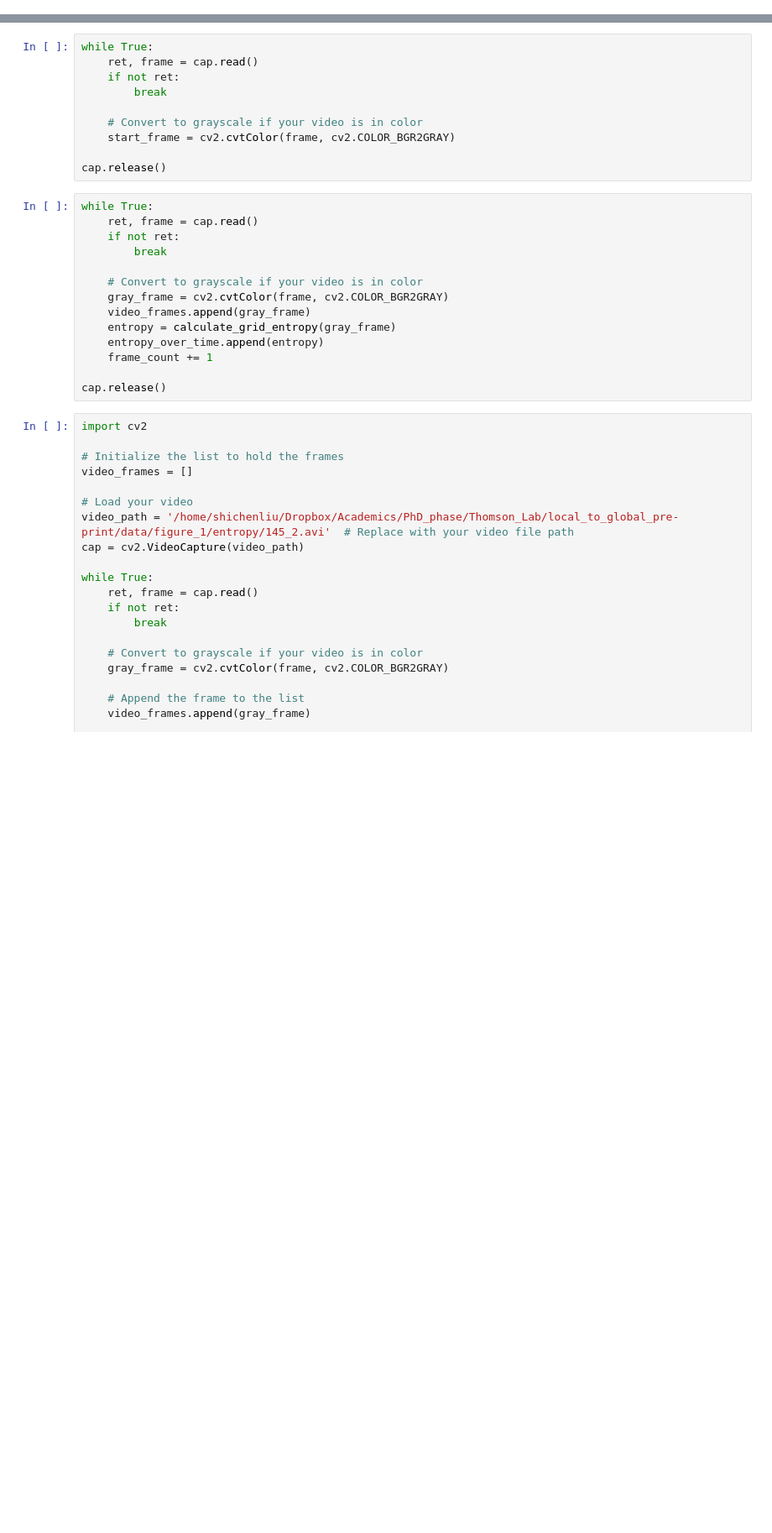
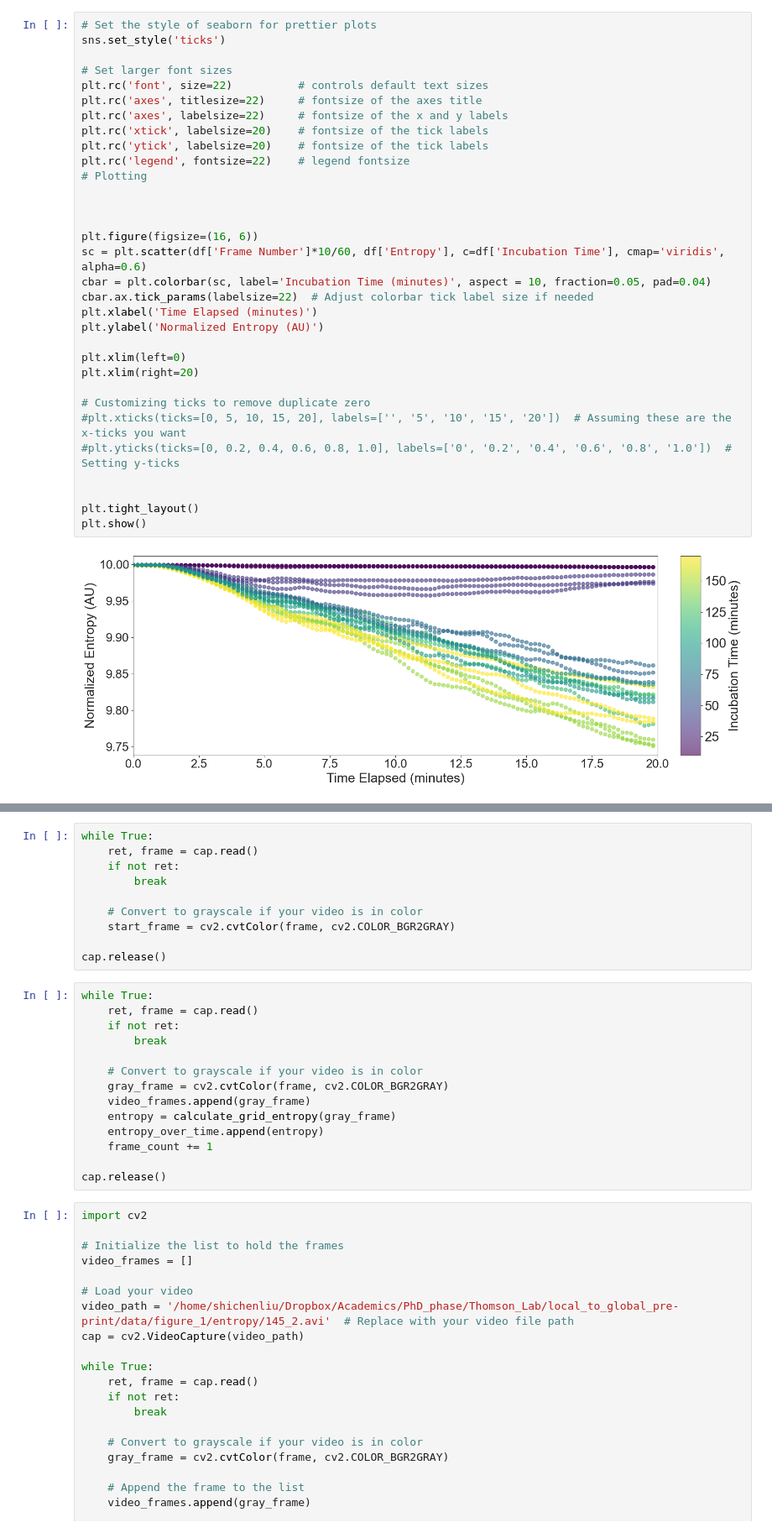
Before and after one commit to shichenliu97/active-matters-programmed-phase-transition, a Jupyter notebook: analysis/figure_1_image_entropy.ipynb, the cells around one changed output, grey strips where cells are left out. Shown at 84% size. Cells and saved outputs as stored; diff of their text form; blank space fills up the shorter version.

```diff
--- a/analysis/figure_1_image_entropy.ipynb
+++ b/analysis/figure_1_image_entropy.ipynb
@@ -79,0 +108,34 @@ folder_path = '/home/shichenliu/Dropbox/Academics/PhD_phase/Thomson_Lab/local_to
+# %%
+# Set the style of seaborn for prettier plots
+sns.set_style('ticks')
+
+# Set larger font sizes
+plt.rc('font', size=22)          # controls default text sizes
+plt.rc('axes', titlesize=22)     # fontsize of the axes title
+plt.rc('axes', labelsize=22)     # fontsize of the x and y labels
+plt.rc('xtick', labelsize=20)    # fontsize of the tick labels
+plt.rc('ytick', labelsize=20)    # fontsize of the tick labels
+plt.rc('legend', fontsize=22)    # legend fontsize
+# Plotting
+
+
+
+plt.figure(figsize=(16, 6))
+sc = plt.scatter(df['Frame Number']*10/60, df['Entropy'], c=df['Incubation Time'], cmap='viridis', alpha=0.6)
+cbar = plt.colorbar(sc, label='Incubation Time (minutes)', aspect = 10, fraction=0.05, pad=0.04)
+cbar.ax.tick_params(labelsize=22)  # Adjust colorbar tick label size if needed
+plt.xlabel('Time Elapsed (minutes)')
+plt.ylabel('Normalized Entropy (AU)')
+
+plt.xlim(left=0)
+plt.xlim(right=20)
+
+# Customizing ticks to remove duplicate zero
+#plt.xticks(ticks=[0, 5, 10, 15, 20], labels=['', '5', '10', '15', '20'])  # Assuming these are the x-ticks you want
+#plt.yticks(ticks=[0, 0.2, 0.4, 0.6, 0.8, 1.0], labels=['0', '0.2', '0.4', '0.6', '0.8', '1.0'])  # Setting y-ticks
+
+
+plt.tight_layout()
+plt.show()
+# %% [output]
+[figure, added]
```
Also changed, not shown: parts of 45 cells of this notebook.
